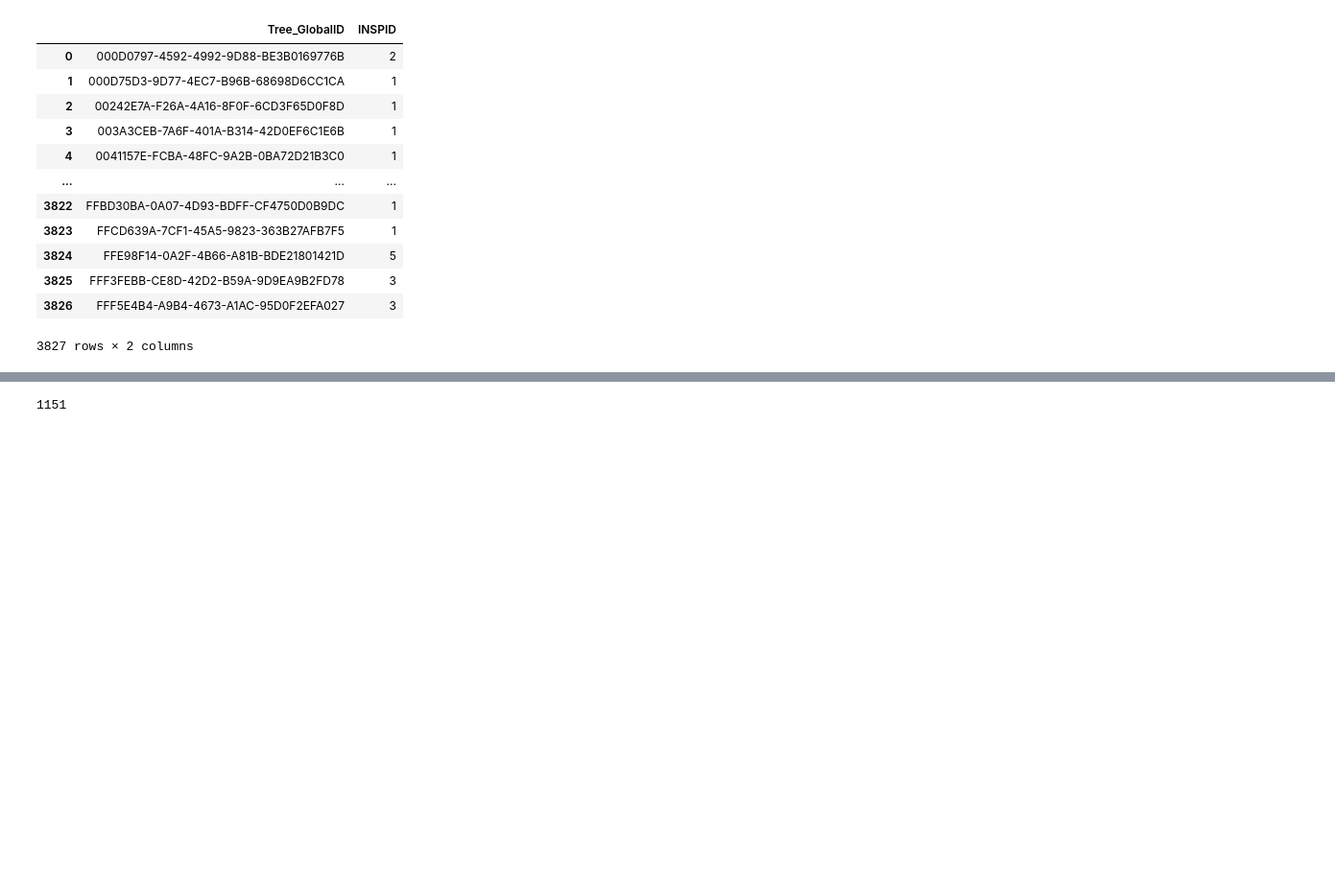
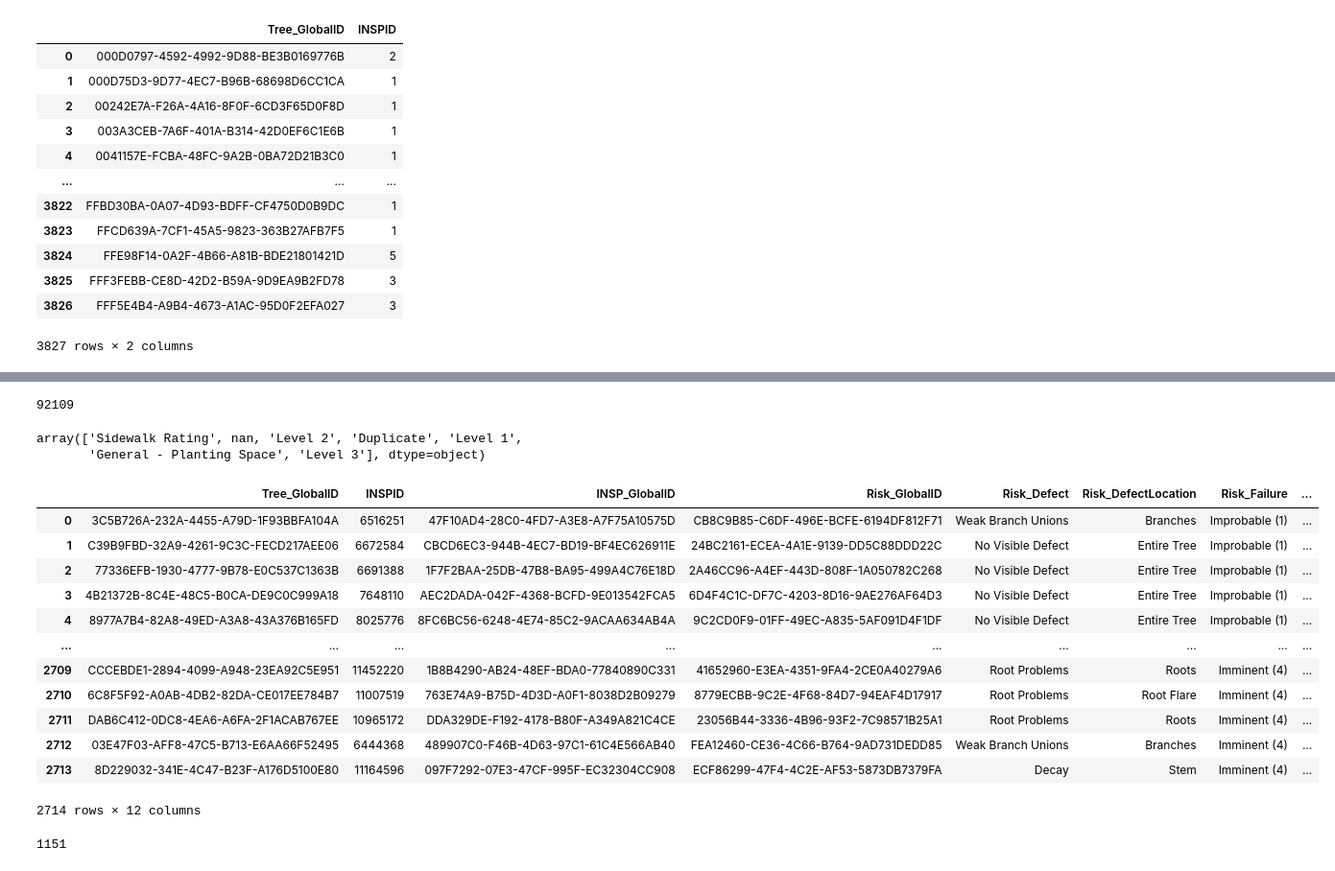
Before and after one commit to HarrisonJYU/nycparks_failedtrees, a Jupyter notebook: notebook/HY_NYC_Parks_Task_3_Failed_Trees.ipynb, the cells around one changed output, grey strips where cells are left out. Shown at 96% size. Saved outputs shown, nothing was run; the diff lists cells and outputs as text; code cells hidden in the pictures; blank space fills up the shorter version.

```diff
--- a/notebook/HY_NYC_Parks_Task_3_Failed_Trees.ipynb
+++ b/notebook/HY_NYC_Parks_Task_3_Failed_Trees.ipynb
@@ -637,3 +728,28 @@ SR = pd.read_csv(r'/Users/harrison/Desktop/Homeworks/ut-hub/nycparks_failedtrees
+# %%
+SR.TPID.nunique()
+# %% [output]
+92109
+# %%
+SR.
+# %% [output]
+array(['Sidewalk Rating', nan, 'Level 2', 'Duplicate', 'Level 1',
+       'General - Planting Space', 'Level 3'], dtype=object)
+# %%
+df_riskassessments
+# %% [output]
+|  | Tree_GlobalID | INSPID | INSP_GlobalID | Risk_GlobalID | Risk_Defect | Risk_DefectLocation | Risk_Failure | ... |
+| 0 | 3C5B726A-232A-4455-A79D-1F93BBFA104A | 6516251 | 47F10AD4-28C0-4FD7-A3E8-A7F75A10575D | CB8C9B85-C6DF-496E-BCFE-6194DF812F71 | Weak Branch Unions | Branches | Improbable (1) | ... |
+| 1 | C39B9FBD-32A9-4261-9C3C-FECD217AEE06 | 6672584 | CBCD6EC3-944B-4EC7-BD19-BF4EC626911E | 24BC2161-ECEA-4A1E-9139-DD5C88DDD22C | No Visible Defect | Entire Tree | Improbable (1) | ... |
+| 2 | 77336EFB-1930-4777-9B78-E0C537C1363B | 6691388 | 1F7F2BAA-25DB-47B8-BA95-499A4C76E18D | 2A46CC96-A4EF-443D-808F-1A050782C268 | No Visible Defect | Entire Tree | Improbable (1) | ... |
+| 3 | 4B21372B-8C4E-48C5-B0CA-DE9C0C999A18 | 7648110 | AEC2DADA-042F-4368-BCFD-9E013542FCA5 | 6D4F4C1C-DF7C-4203-8D16-9AE276AF64D3 | No Visible Defect | Entire Tree | Improbable (1) | ... |
+| 4 | 8977A7B4-82A8-49ED-A3A8-43A376B165FD | 8025776 | 8FC6BC56-6248-4E74-85C2-9ACAA634AB4A | 9C2CD0F9-01FF-49EC-A835-5AF091D4F1DF | No Visible Defect | Entire Tree | Improbable (1) | ... |
+| ... | ... | ... | ... | ... | ... | ... | ... | ... |
+| 2709 | CCCEBDE1-2894-4099-A948-23EA92C5E951 | 11452220 | 1B8B4290-AB24-48EF-BDA0-77840890C331 | 41652960-E3EA-4351-9FA4-2CE0A40279A6 | Root Problems | Roots | Imminent (4) | ... |
+| 2710 | 6C8F5F92-A0AB-4DB2-82DA-CE017EE784B7 | 11007519 | 763E74A9-B75D-4D3D-A0F1-8038D2B09279 | 8779ECBB-9C2E-4F68-84D7-94EAF4D17917 | Root Problems | Root Flare | Imminent (4) | ... |
+| 2711 | DAB6C412-0DC8-4EA6-A6FA-2F1ACAB767EE | 10965172 | DDA329DE-F192-4178-B80F-A349A821C4CE | 23056B44-3336-4B96-93F2-7C98571B25A1 | Root Problems | Roots | Imminent (4) | ... |
+| 2712 | 03E47F03-AFF8-47C5-B713-E6AA66F52495 | 6444368 | 489907C0-F46B-4D63-97C1-61C4E566AB40 | FEA12460-CE36-4C66-B764-9AD731DEDD85 | Weak Branch Unions | Branches | Imminent (4) | ... |
+| 2713 | 8D229032-341E-4C47-B23F-A176D5100E80 | 11164596 | 097F7292-07E3-47CF-995F-EC32304CC908 | ECF86299-47F4-4C2E-AF53-5873DB7379FA | Decay | Stem | Imminent (4) | ... |
+2714 rows × 12 columns
 # %%
 df_workhistory.INSP_GlobalID.isin(SR['INSP GlobalID']).sum()
 # %% [output]
```
Also changed, not shown: parts of 13 cells of this notebook, 2 other files.
